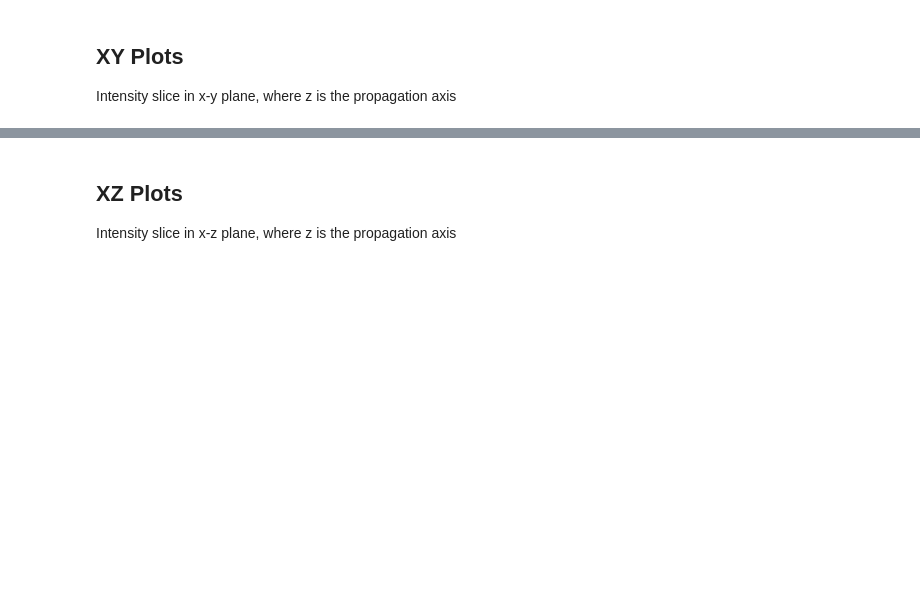
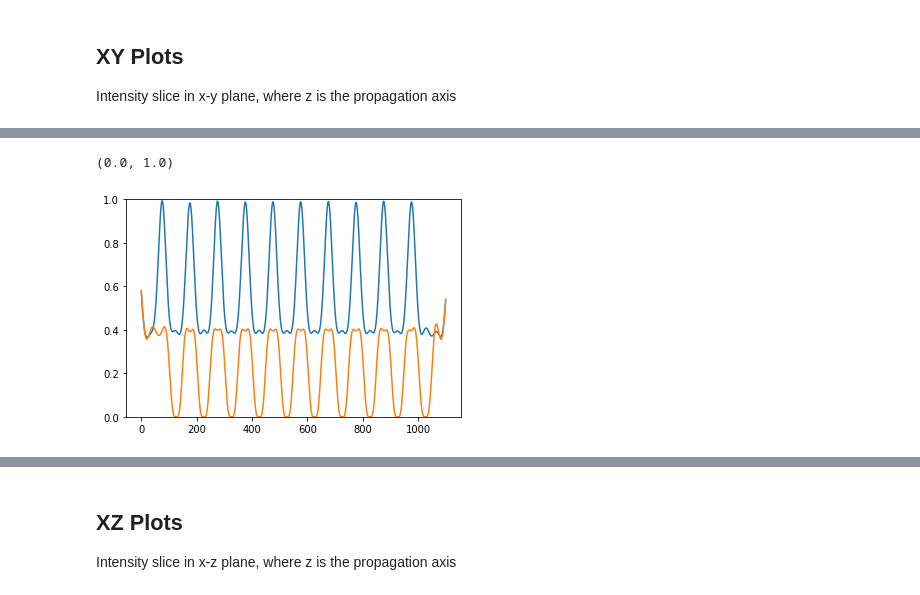
Before and after one commit to prhuft/fourier-optics, a Jupyter notebook: gba/parametric_gba_plots.ipynb, the cells around one changed output, grey strips where cells are left out. Drawn from its saved outputs; the diff is of its cells as text; code cells hidden in the pictures; blank space fills up the shorter version.

```diff
--- a/gba/parametric_gba_plots.ipynb
+++ b/gba/parametric_gba_plots.ipynb
@@ -222,0 +237,7 @@ step 1099 completed
+# %%
+plt.plot(abs(focal_field[yb,])**2/amax(abs(focal_field)**2))
+plt.plot(abs(focal_field[yd,])**2/amax(abs(focal_field)**2))
+plt.ylim((0,1))
+# %% [output]
+(0.0, 1.0)
+[figure, added]
```
Also changed, not shown: parts of 14 cells of this notebook.
